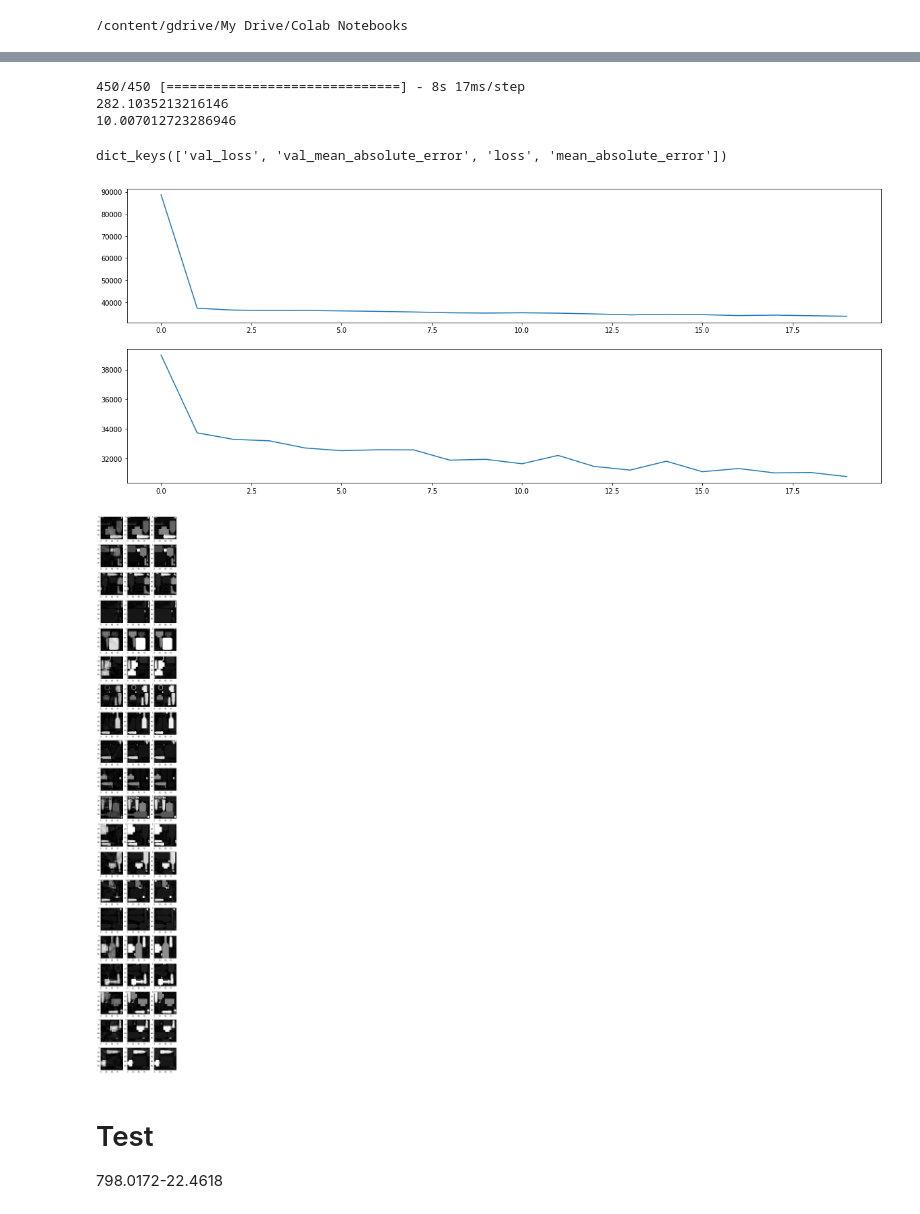
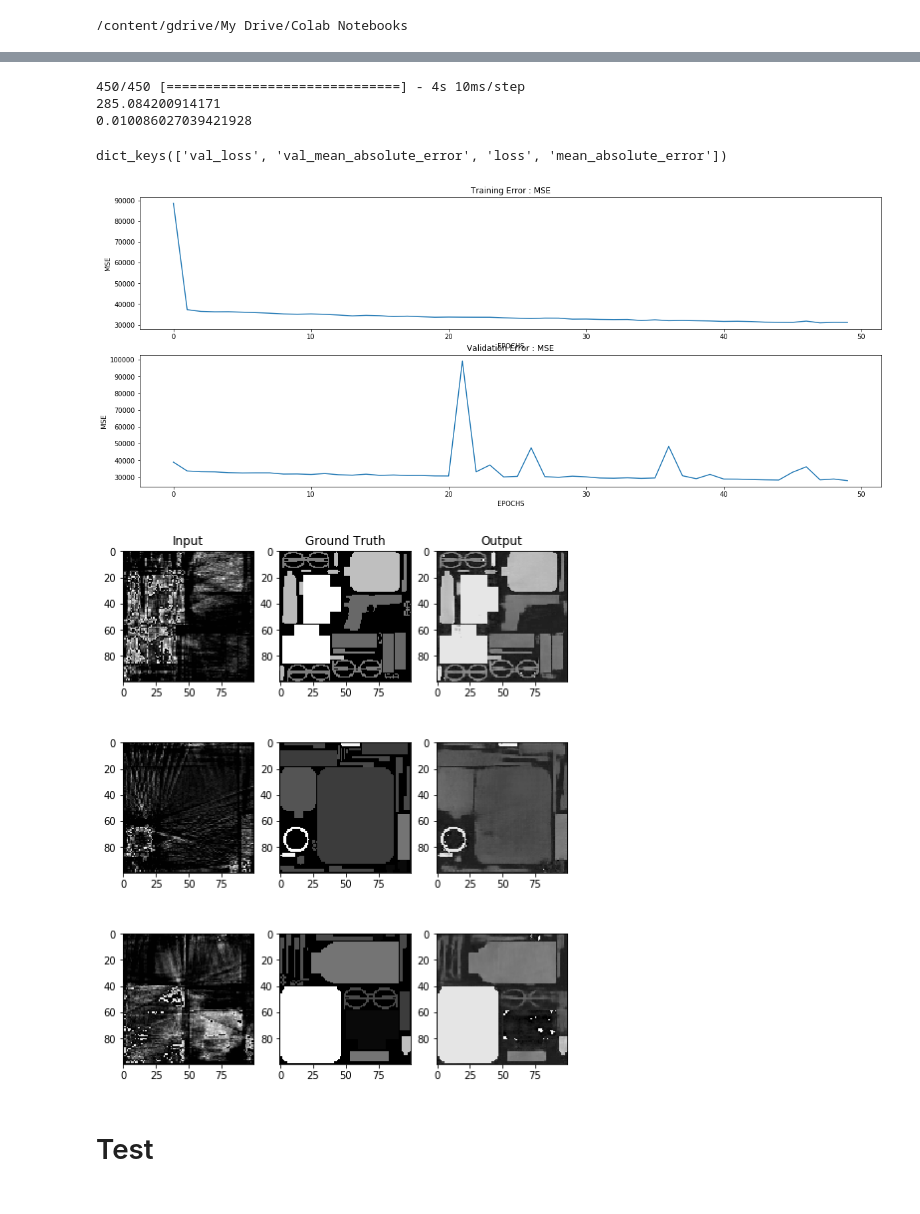
Before and after one commit to amasoudi1/U-NET-For-RFG-System, a Jupyter notebook: UNET_Fixed_Gantry3.ipynb, the cells around one changed output, grey strips where cells are left out. Cells and saved outputs as stored; diff of their text form; code cells hidden in the pictures.

```diff
--- a/UNET_Fixed_Gantry3.ipynb
+++ b/UNET_Fixed_Gantry3.ipynb
@@ -280,10 +303,15 @@ def my_generator(x_train, y_train, batch_size):
         y_batch, _ = mask_generator.next()
         yield x_batch, y_batch
 # %%
-
+############################################## sample training data after augmentation
 image_batch, mask_batch = next(my_generator(train_images, train_labels, 5))
 fix, ax = plt.subplots(4,2, figsize=(5,10))
 for i in range(4):
-    ax[i,0].imshow(image_batch[i,:,:,0], cmap='gray')
-    ax[i,1].imshow(mask_batch[i,:,:,0], cmap='gray')
+    #ax[i,0].imshow(image_batch[i,:,:,0], cmap='gray')
+    #ax[i,1].imshow(mask_batch[i,:,:,0], cmap='gray')
+    ax[i,0].imshow(adjust_gamma((image_batch[i,:,:,0]), 0.6), cmap='gray')
+    ax[i,1].imshow(adjust_gamma((mask_batch[i,:,:,0]), 1.5), cmap='gray')
+ax[0,0].set_title('Input')
+ax[0,1].set_title('Ground Truth')
 plt.show()
+################### Left Column : sample input, Right Column : sample label
@@ -313,8 +345,8 @@ W0617 21:43:13.150213 140686897809280 deprecation_wrapper.py:119] From /usr/loca
 model.load_weights('rfg_v4.h5')
 model.compile(Adam(lr = 0.01), loss='mean_squared_error', metrics=['mean_absolute_error'])
 loss, acc = model.evaluate(train_images,train_labels)
-print((loss/1000))
-#print(acc)
+print((loss))
+print(acc/1000)
 
 #history = LossHistory()
 #hist = model.fit(train_images, train_labels, batch_size = 32, epochs = 2000, validation_data = (test_images,test_labels),
@@ -324,40 +356,53 @@ print((loss/1000))
 #                           steps_per_epoch = 64,
 #                           callbacks = [weight_saver])#, annealer])
 # %% [output]
-450/450 [==============================] - 8s 17ms/step
-282.1035213216146
-10.007012723286946
+450/450 [==============================] - 4s 10ms/step
+285.084200914171
+0.010086027039421928
 # %%
-#import pickle
+import pickle
 #file_pickle = open('trainHistoryDictV3', 'wb')
 #pickle.dump(hist, file_pickle)
 #file_pickle.close()
 
-#model.load_weights('model1.h5')
+file_pickle = open('trainHistoryDictV3', 'rb')
+hist = pickle.load(file_pickle)
+
 
 print(hist.history.keys())
 
 index = 0
 fix, ax = plt.subplots(2,1, figsize=(20,8))
 #plt.yscale('log')
 loss_train = hist.history['loss']
 loss_val = hist.history['val_loss']
-ax[0].plot(loss_train[0:20])
-ax[1].plot(loss_val[0:20])
+ax[0].plot(loss_train[0:50])
+ax[0].set_title('Training Error : MSE')
+ax[0].set(xlabel = 'EPOCHS', ylabel = 'MSE')
+ax[1].plot(loss_val[0:50])
+ax[1].set_title('Validation Error : MSE')
+ax[1].set(xlabel = 'EPOCHS', ylabel = 'MSE')
+
 
 #image_batch, mask_batch = next(my_generator(train_images, train_labels, 5))
-fix, ax = plt.subplots(20,3, figsize=(8,60))
-for i in range(20):
-    ax[i,0].imshow(train_images[i,:,:,0], cmap='gray')
-    ax[i,1].imshow(train_labels[i,:,:,0], cmap='gray')
-    temp = model.predict( np.expand_dims( np.expand_dims(train_images[i,:,:,0], axis = 0), axis = 3 ))
-    ax[i,2].imshow(np.squeeze(temp), cmap='gray')
+fix, ax = plt.subplots(3,3, figsize=(8,10))
+for i in range(3):
+    temp = model.predict( np.expand_dims( np.expand_dims(train_images[i*4,:,:,0], axis = 0), axis = 3 ))
+    #ax[i,0].imshow(train_images[i,:,:,0], cmap='gray')
+    #ax[i,1].imshow(train_labels[i,:,:,0], cmap='gray')
+    #ax[i,2].imshow(np.squeeze(temp), cmap='gray')
+    ax[i,0].imshow(adjust_gamma(train_images[i*4,:,:,0],0.6), cmap='gray')
+    ax[i,1].imshow(adjust_gamma(train_labels[i*4,:,:,0],1.5), cmap='gray')
+    ax[i,2].imshow(adjust_gamma(np.squeeze(temp),1.5), cmap='gray')
+ax[0,0].set_title('Input')
+ax[0,1].set_title('Ground Truth')
+ax[0,2].set_title('Output')
 plt.show()
+################ Left Column :
 # %% [output]
 dict_keys(['val_loss', 'val_mean_absolute_error', 'loss', 'mean_absolute_error'])
-[figure, old version]
+[figure, new version]
-[figure, old version]
+[figure, new version]
 # %% [markdown]
 # Test
-798.0172-22.4618
 # %%
```
Also changed, not shown: parts of 15 cells of this notebook.
